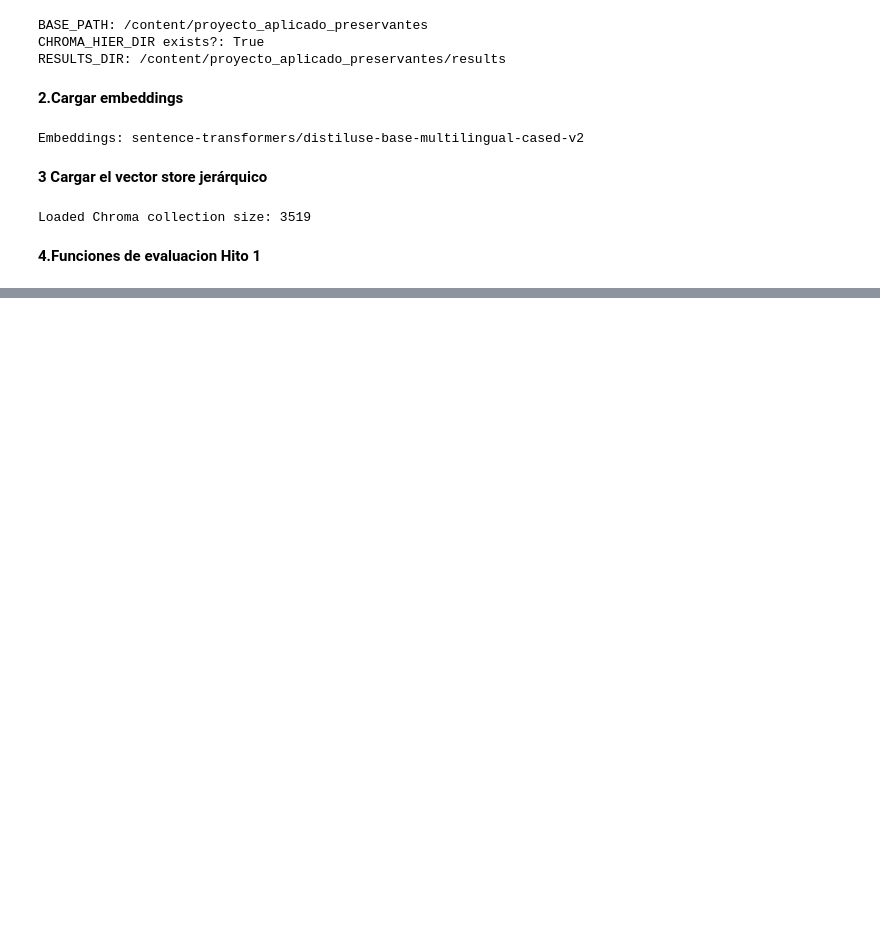
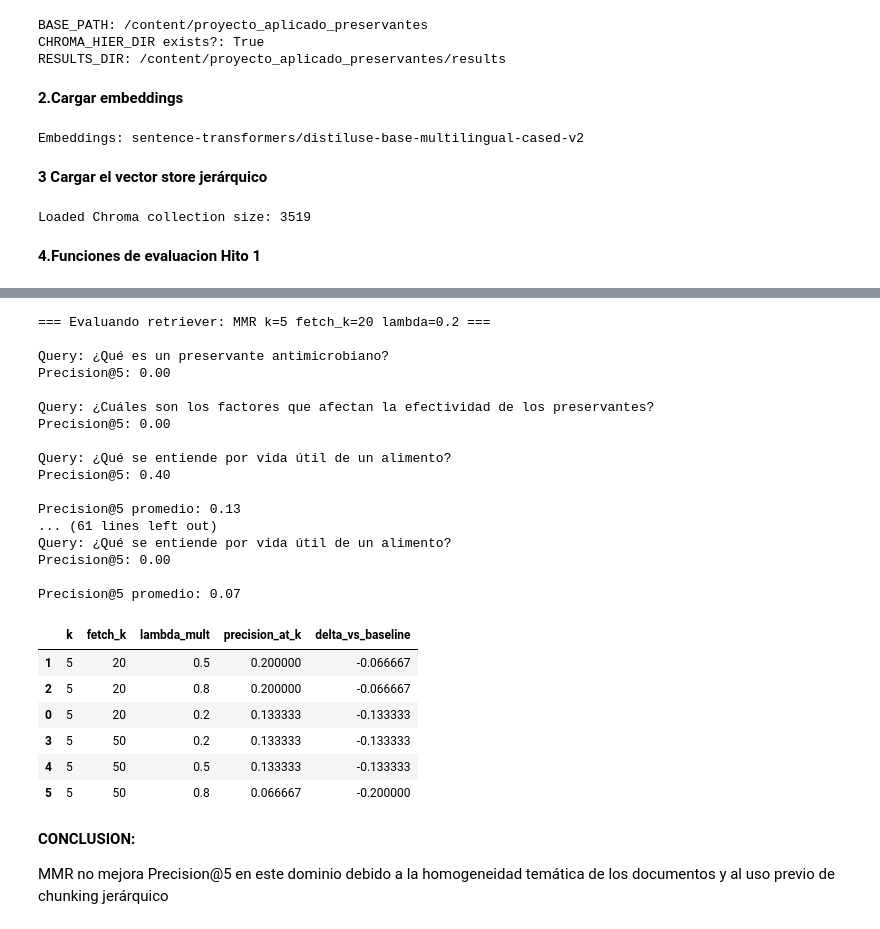
Before and after one commit to nalpata/proyecto_aplicado_preservantes, a Jupyter notebook: notebooks/Proyecto_1_Hito_2.ipynb, the cells around one changed output, grey strips where cells are left out. Cells and saved outputs as stored; diff of their text form; code cells hidden in the pictures; blank space fills up the shorter version.

```diff
--- a/notebooks/Proyecto_1_Hito_2.ipynb
+++ b/notebooks/Proyecto_1_Hito_2.ipynb
@@ -851,0 +941,16 @@ def evaluate_retriever_precision(retriever, eval_queries, k: int = 5, nombre: st
+# %%
+retriever_mmr = vector_store_hier.as_retriever(
+    search_type="mmr",
+    search_kwargs={"k": 5, "fetch_k": 30, "lambda_mult": 0.5}
+)
+
+scores_mmr = evaluate_retriever_precision(
+    retriever_mmr,
+    eval_queries,
+    k=5,
+    nombre="Hito 2 - MMR"
+)
+
+mmr_precision = float(np.mean(scores_mmr))
+print("Precision@5 (MMR):", mmr_precision)
+print("Delta vs baseline:", mmr_precision - baseline_precision)
@@ -851,0 +988,56 @@ def evaluate_retriever_precision(retriever, eval_queries, k: int = 5, nombre: st
+# %%
+mmr_configs = [
+    {"k": 5, "fetch_k": 20, "lambda_mult": 0.2},
+    {"k": 5, "fetch_k": 20, "lambda_mult": 0.5},
+    {"k": 5, "fetch_k": 20, "lambda_mult": 0.8},
+    {"k": 5, "fetch_k": 50, "lambda_mult": 0.2},
+    {"k": 5, "fetch_k": 50, "lambda_mult": 0.5},
+    {"k": 5, "fetch_k": 50, "lambda_mult": 0.8},
+]
+
+rows = []
+for cfg in mmr_configs:
+    retriever_mmr = vector_store_hier.as_retriever(
+        search_type="mmr",
+        search_kwargs=cfg
+    )
+    scores = evaluate_retriever_precision(
+        retriever_mmr,
+        eval_queries,
+        k=cfg["k"],
+        nombre=f"MMR k={cfg['k']} fetch_k={cfg['fetch_k']} lambda={cfg['lambda_mult']}"
+    )
+    p = float(np.mean(scores))
+    rows.append({**cfg, "precision_at_k": p, "delta_vs_baseline": p - baseline_precision})
+
+df_mmr = pd.DataFrame(rows).sort_values("precision_at_k", ascending=False)
+df_mmr
+# %% [output]
+=== Evaluando retriever: MMR k=5 fetch_k=20 lambda=0.2 ===
+
+Query: ¿Qué es un preservante antimicrobiano?
+Precision@5: 0.00
+
+Query: ¿Cuáles son los factores que afectan la efectividad de los preservantes?
+Precision@5: 0.00
+
+Query: ¿Qué se entiende por vida útil de un alimento?
+Precision@5: 0.40
+
+Precision@5 promedio: 0.13
+... (61 lines left out)
+Query: ¿Qué se entiende por vida útil de un alimento?
+Precision@5: 0.00
+
+Precision@5 promedio: 0.07
+|  | k | fetch_k | lambda_mult | precision_at_k | delta_vs_baseline |
+| 1 | 5 | 20 | 0.5 | 0.200000 | -0.066667 |
+| 2 | 5 | 20 | 0.8 | 0.200000 | -0.066667 |
+| 0 | 5 | 20 | 0.2 | 0.133333 | -0.133333 |
+| 3 | 5 | 50 | 0.2 | 0.133333 | -0.133333 |
+| 4 | 5 | 50 | 0.5 | 0.133333 | -0.133333 |
+| 5 | 5 | 50 | 0.8 | 0.066667 | -0.200000 |
+# %% [markdown]
+**CONCLUSION:**
+
+MMR no mejora Precision@5 en este dominio debido a la homogeneidad temática de los documentos y al uso previo de chunking jerárquico
```
Also changed, not shown: parts of 13 cells of this notebook.
